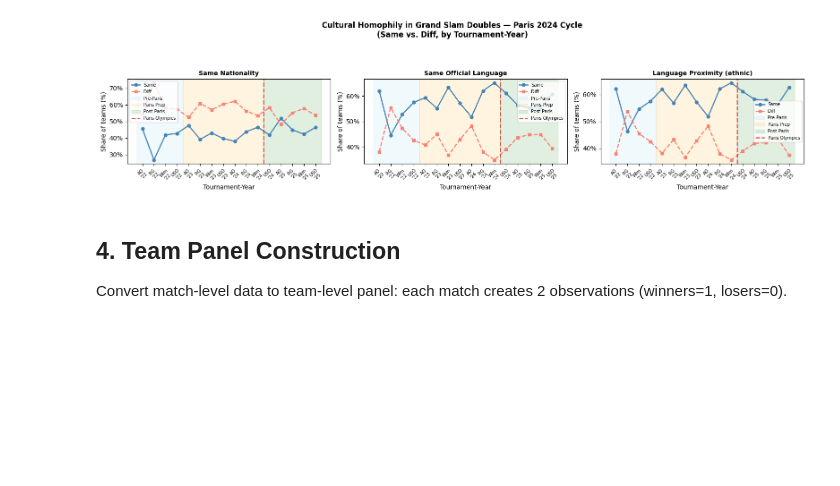
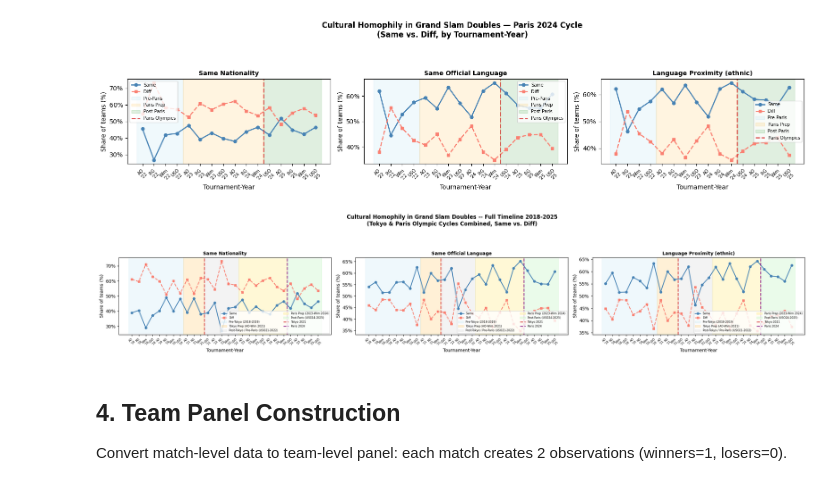
Before and after one commit to AEGDDI/tennis-homophily, a Jupyter notebook: code/analysis/homophily_analysis.ipynb, the cells around one changed output. Drawn from its saved outputs; the diff is of its cells as text; code cells hidden in the pictures; blank space fills up the shorter version.

Commit message:
new analysis inputs
Experience variable (linear and quadratic term)
Graph with small peak Tokyo + Paris Olympics
Average ranking regressions tables 4 and 5

```diff
--- a/code/analysis/homophily_analysis.ipynb
+++ b/code/analysis/homophily_analysis.ipynb
@@ -589,6 +589,64 @@ plt.show()
 # %% [output]
 [figure]
 [figure]
+# %%
+# Combined Tokyo + Paris cycle graph (full timeline 2018-2025)
+# Single figure spanning all Grand Slams in the dataset (Olympics excluded).
+# Two vertical lines mark the Olympic tournaments; shaded bands show each period.
+
+ty_full = ty.copy()
+ty_full['x'] = ty_full.index   # ty already sorted chronologically
+
+mask_pre_tokyo  = ty_full['year'].isin([2018, 2019])
+mask_tokyo_prep = (ty_full['year'] == 2021) & ty_full['tournament'].isin(['Australian Open', 'Roland Garros', 'Wimbledon'])
+mask_interlude  = ((ty_full['year'] == 2021) & (ty_full['tournament'] == 'US Open')) | (ty_full['year'] == 2022)
+mask_paris_prep = (ty_full['year'] == 2023) | ((ty_full['year'] == 2024) & ty_full['tournament'].isin(['Australian Open', 'Roland Garros', 'Wimbledon']))
+mask_post_paris = ((ty_full['year'] == 2024) & (ty_full['tournament'] == 'US Open')) | (ty_full['year'] == 2025)
+
+x_wim21 = ty_full.loc[(ty_full['year'] == 2021) & (ty_full['tournament'] == 'Wimbledon'), 'x'].values
+x_uso21 = ty_full.loc[(ty_full['year'] == 2021) & (ty_full['tournament'] == 'US Open'),   'x'].values
+x_wim24 = ty_full.loc[(ty_full['year'] == 2024) & (ty_full['tournament'] == 'Wimbledon'), 'x'].values
+x_uso24 = ty_full.loc[(ty_full['year'] == 2024) & (ty_full['tournament'] == 'US Open'),   'x'].values
+
+fig, axes = plt.subplots(1, 3, figsize=(22, 4.5), sharey=False)
+for ax, ac, ttl in zip(axes, avg_cols, titles):
+    ax.plot(ty_full['x'], ty_full[ac],       marker='o', color='steelblue', lw=1.8, ms=5, label='Same')
+    ax.plot(ty_full['x'], 100 - ty_full[ac], marker='s', color='salmon',    lw=1.8, ms=5, ls='--', label='Diff')
+
+    shades = [
+        (mask_pre_tokyo,  'skyblue',    0.13, 'Pre-Tokyo (2018-2019)'),
+        (mask_tokyo_prep, 'orange',     0.16, 'Tokyo Prep (AO-Wim 2021)'),
+        (mask_interlude,  'lightgray',  0.25, 'Post-Tokyo / Pre-Paris (USO21-2022)'),
+        (mask_paris_prep, 'gold',       0.16, 'Paris Prep (2023-Wim 2024)'),
+        (mask_post_paris, 'lightgreen', 0.18, 'Post-Paris (USO24-2025)'),
+    ]
+    for mask, color, alpha, lbl in shades:
+        xs = ty_full.loc[mask, 'x']
+        if not xs.empty:
+            ax.axvspan(xs.min() - 0.5, xs.max() + 0.5, alpha=alpha, color=color, label=lbl)
+
+    if len(x_wim21) and len(x_uso21):
+        ax.axvline((x_wim21[0] + x_uso21[0]) / 2, color='#d62728', ls='--', lw=1.8, alpha=0.85, label='Tokyo 2021')
+    if len(x_wim24) and len(x_uso24):
+        ax.axvline((x_wim24[0] + x_uso24[0]) / 2, color='purple',  ls='--', lw=1.8, alpha=0.85, label='Paris 2024')
+
+    ax.set_title(ttl, fontsize=10, fontweight='bold')
+    ax.set_xlabel('Tournament-Year')
+    ax.set_ylabel('Share of teams (%)')
+    ax.yaxis.set_major_formatter(mticker.FormatStrFormatter('%.0f%%'))
+    ax.set_xticks(ty_full['x'])
+    ax.set_xticklabels(ty_full['label'], fontsize=6)
+    ax.tick_params(axis='x', rotation=45)
+    ax.legend(fontsize=6, ncol=2, loc='lower right')
+
+fig.suptitle('Cultural Homophily in Grand Slam Doubles -- Full Timeline 2018-2025\n'
+             '(Tokyo & Paris Olympic Cycles Combined, Same vs. Diff)',
+             fontsize=12, fontweight='bold')
+plt.tight_layout(rect=[0, 0, 1, 0.88])
+plt.savefig('../../ppt/homophily_combined_cycles.png', dpi=150, bbox_inches='tight')
+plt.show()
+# %% [output]
+[figure, added]
 # %% [markdown]
 ## 4. Team Panel Construction
 
```
Also changed, not shown: parts of 6 cells of this notebook, 4 other files.
